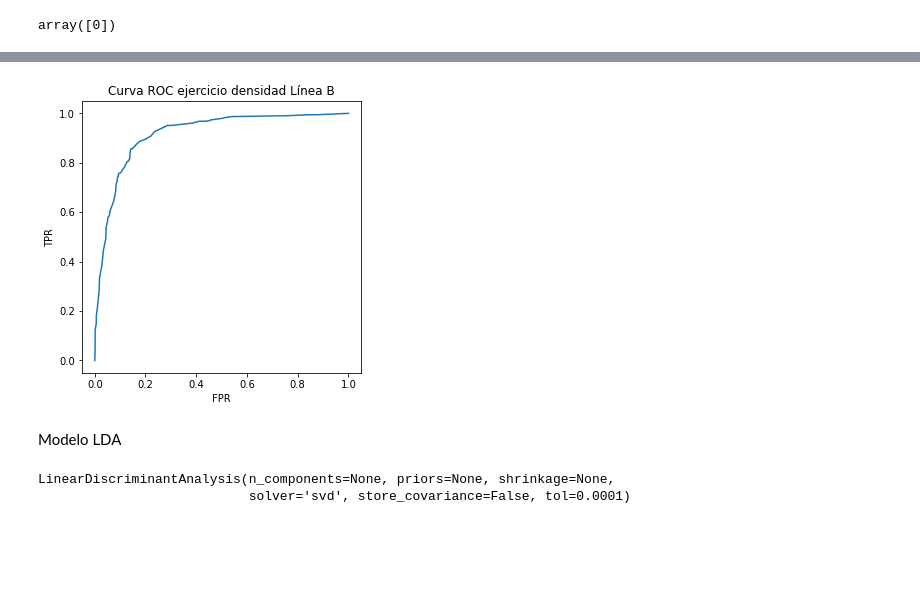
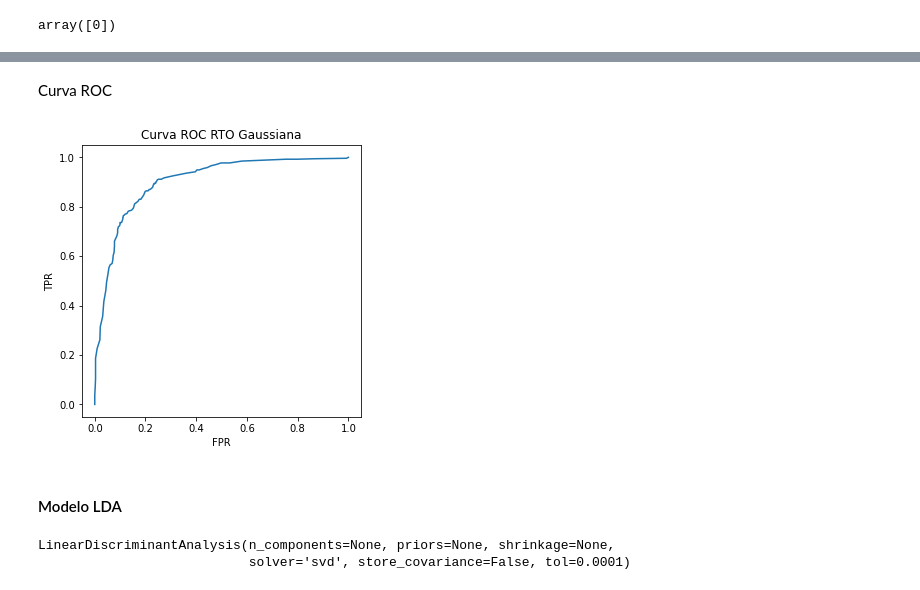
Before and after one commit to carbaluar/Presentaci-n, a Jupyter notebook: RTO.ipynb, the cells around one changed output, grey strips where cells are left out. Saved outputs shown, nothing was run; the diff lists cells and outputs as text; code cells hidden in the pictures; blank space fills up the shorter version.

```diff
--- a/RTO.ipynb
+++ b/RTO.ipynb
@@ -180,14 +184,16 @@ Para un alfa 0.75 --> Valor de recall 0.7212806026365348 Valor de Precisions 0.8
+# %% [markdown]
+Curva ROC
 # %%
 plt.figure(figsize=[5,5])
 plt.plot(FPR,recalls)
-plt.title("Curva ROC ejercicio densidad Línea B")
+plt.title("Curva ROC RTO Gaussiana")
 plt.xlabel("FPR")
 plt.ylabel("TPR")
 plt.show()
 # %% [output]
-[figure, old version]
+[figure, new version]
-# %% [markdown]
-Modelo LDA
+# %% [markdown]
+#### Modelo LDA
 # %%
 from sklearn.discriminant_analysis import LinearDiscriminantAnalysis
 # %%
```
Also changed, not shown: parts of 38 cells of this notebook.
